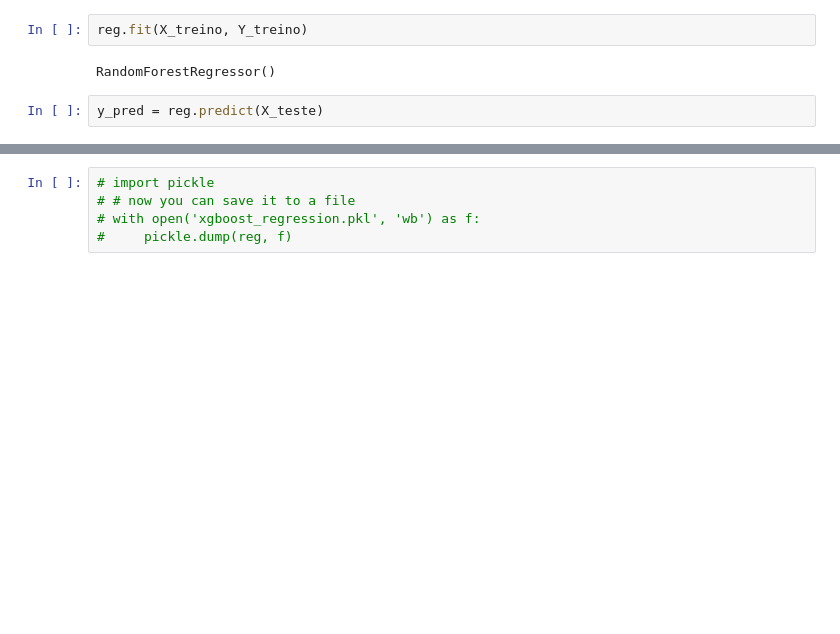
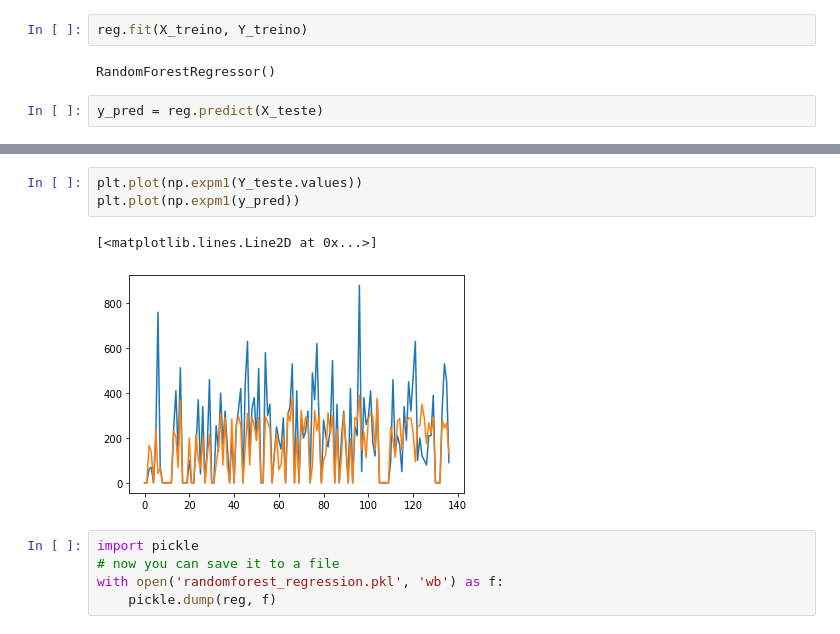
Before and after one commit to robertferro/previsao_faturamento_studio_estetica, a Jupyter notebook: 2 - Machine learning/Regressão/previsao_faturamento_modelos_machine_learning.ipynb, the cells around one changed output, grey strips where cells are left out. Cells and saved outputs as stored; diff of their text form; blank space fills up the shorter version.

```diff
--- a/2 - Machine learning/Regressão/previsao_faturamento_modelos_machine_learning.ipynb
+++ b/2 - Machine learning/Regressão/previsao_faturamento_modelos_machine_learning.ipynb
@@ -460,5 +468,11 @@ R2 = 0.93413019
+# %%
+plt.plot(np.expm1(Y_teste.values))
+plt.plot(np.expm1(y_pred))
+# %% [output]
+[<matplotlib.lines.Line2D at 0x...>]
+[figure, added]
 # %%
-# import pickle
-# # now you can save it to a file
-# with open('xgboost_regression.pkl', 'wb') as f:
-#     pickle.dump(reg, f)
+import pickle
+# now you can save it to a file
+with open('randomforest_regression.pkl', 'wb') as f:
+    pickle.dump(reg, f)
```
Also changed, not shown: parts of 6 cells of this notebook.
